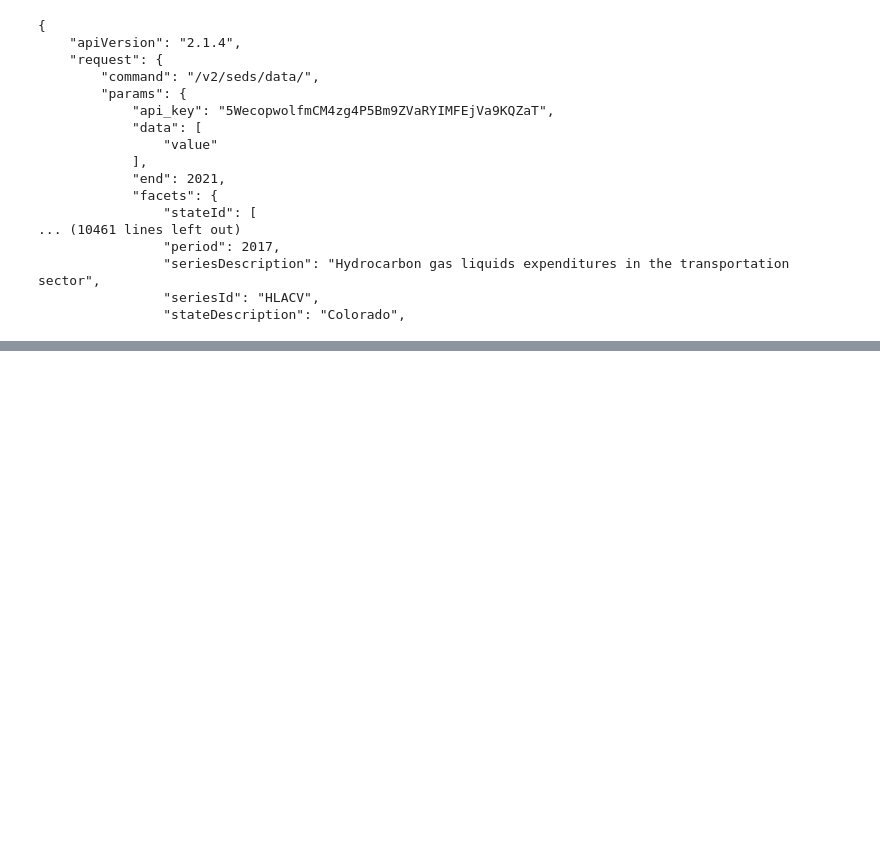
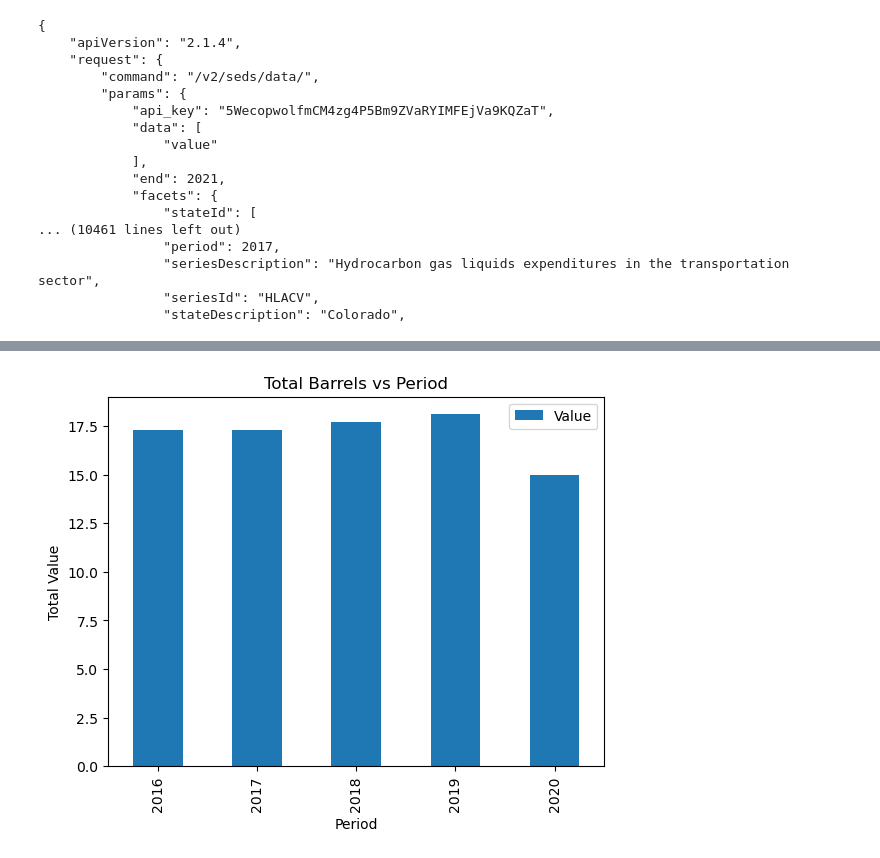
Before and after one commit to Zmart-22/Group-Project-1, a Jupyter notebook: data_collection_v1.ipynb, the cells around one changed output, grey strips where cells are left out. Cells and saved outputs as stored; diff of their text form; code cells hidden in the pictures; blank space fills up the shorter version.

Commit message:
Sorted DF and some charts

```diff
--- a/data_collection_v1.ipynb
+++ b/data_collection_v1.ipynb
@@ -42,3 +49,19 @@ for item in range(len(response['response']['data'])):
     period.append(response['response']['data'][item]['period'])
     value.append(response['response']['data'][item]['value'])
     unit.append(response['response']['data'][item]['unit'])
+# %%
+#create dataframe from these lists
+energy = {
+    'Period':period,
+    'Energy Type': energy_type,
+    'Value':value,
+    'Unit': unit
+
+}
+
+energy_df = pd.DataFrame(energy)
+# %%
+#df sorted by year
+energy_df = energy_df.sort_values(by='Period', ascending=True)
+energy_df = energy_df.reset_index(drop=True)
+energy_df
@@ -44,0 +129,17 @@ for item in range(len(response['response']['data'])):
+# %%
+#create a bar graph of the total amount of 'barrels' used each year
+
+#sort df by year
+units_df = energy_df.sort_values(by=['Unit', 'Period'], ascending=True)
+
+#get the sum per year
+barrels_df = units_df[units_df['Unit'] == 'Barrels'].groupby('Period')['Value'].sum().reset_index()
+barrels_df.plot(x='Period', y='Value', kind='bar')
+
+plt.xlabel('Period')
+plt.ylabel('Total Value')
+plt.title('Total Barrels vs Period')
+
+plt.show()
+# %% [output]
+[figure, added]
```
Also changed, not shown: parts of 9 cells of this notebook.
